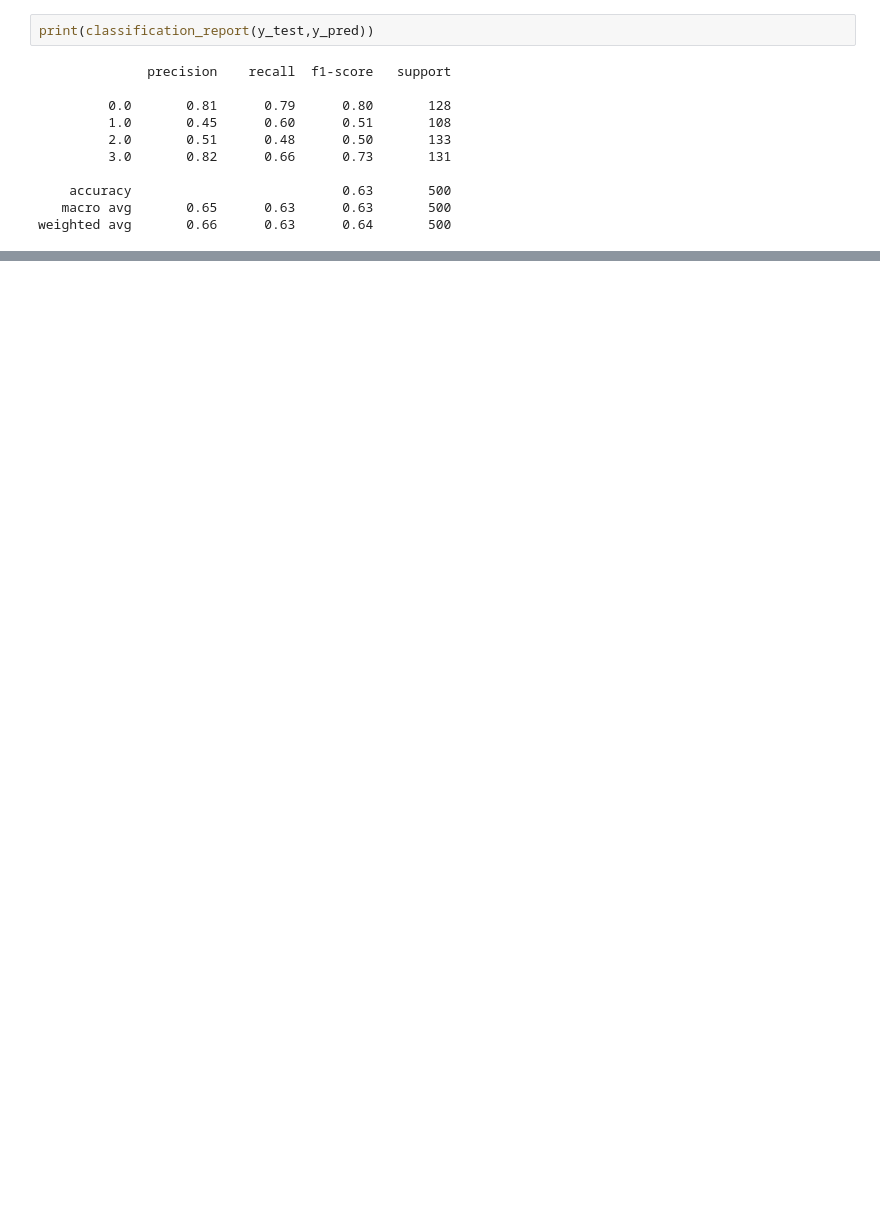
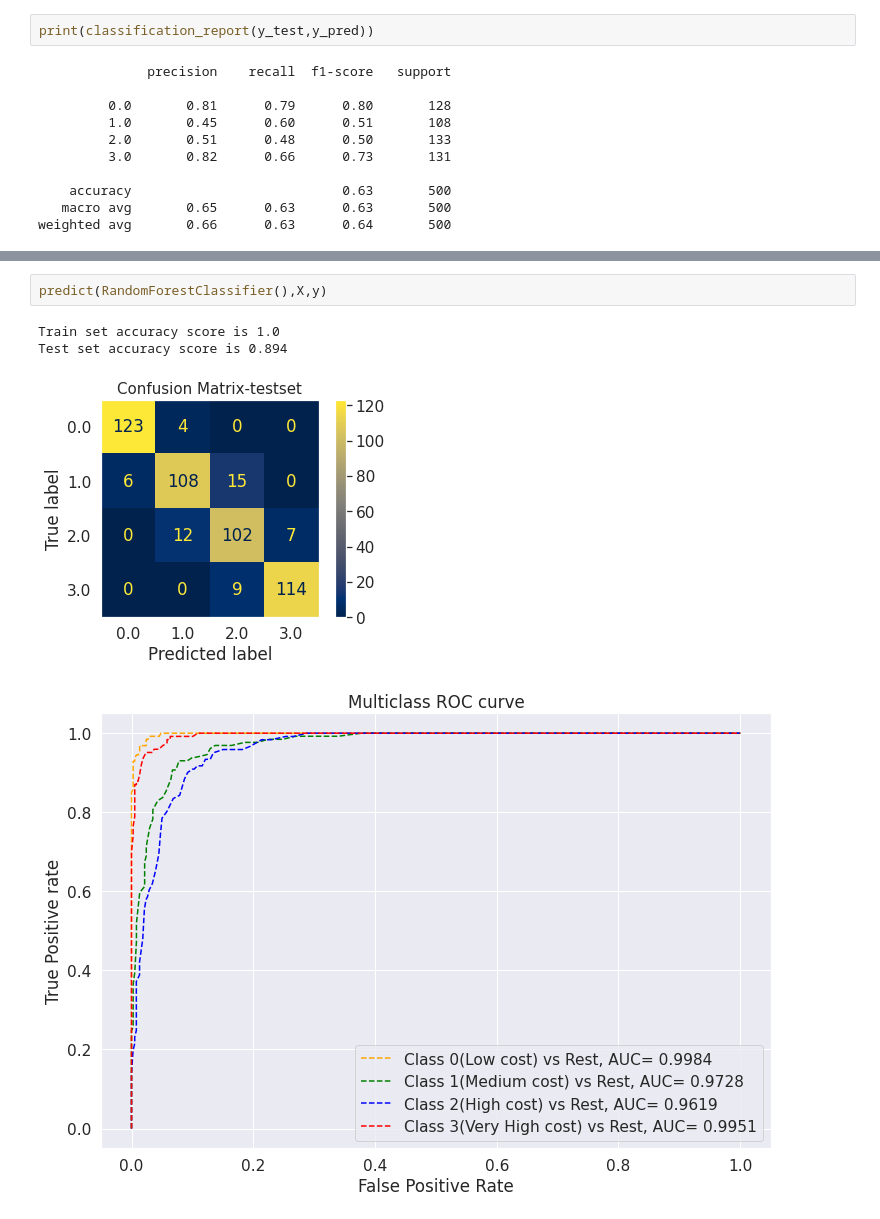
Before and after one commit to Sriharish19/Mobile_price_classification_ml_model, a Jupyter notebook: SH_Mobile_price_range_classification_ml.ipynb, the cells around one changed output, grey strips where cells are left out. Drawn from its saved outputs; the diff is of its cells as text; blank space fills up the shorter version.

```diff
--- a/SH_Mobile_price_range_classification_ml.ipynb
+++ b/SH_Mobile_price_range_classification_ml.ipynb
@@ -705,0 +767,7 @@ weighted avg       0.66      0.63      0.64       500
+# %%
+predict(RandomForestClassifier(),X,y)
+# %% [output]
+Train set accuracy score is 1.0
+Test set accuracy score is 0.894
+[figure, added]
+[figure, added]
```
Also changed, not shown: parts of 18 cells of this notebook.
